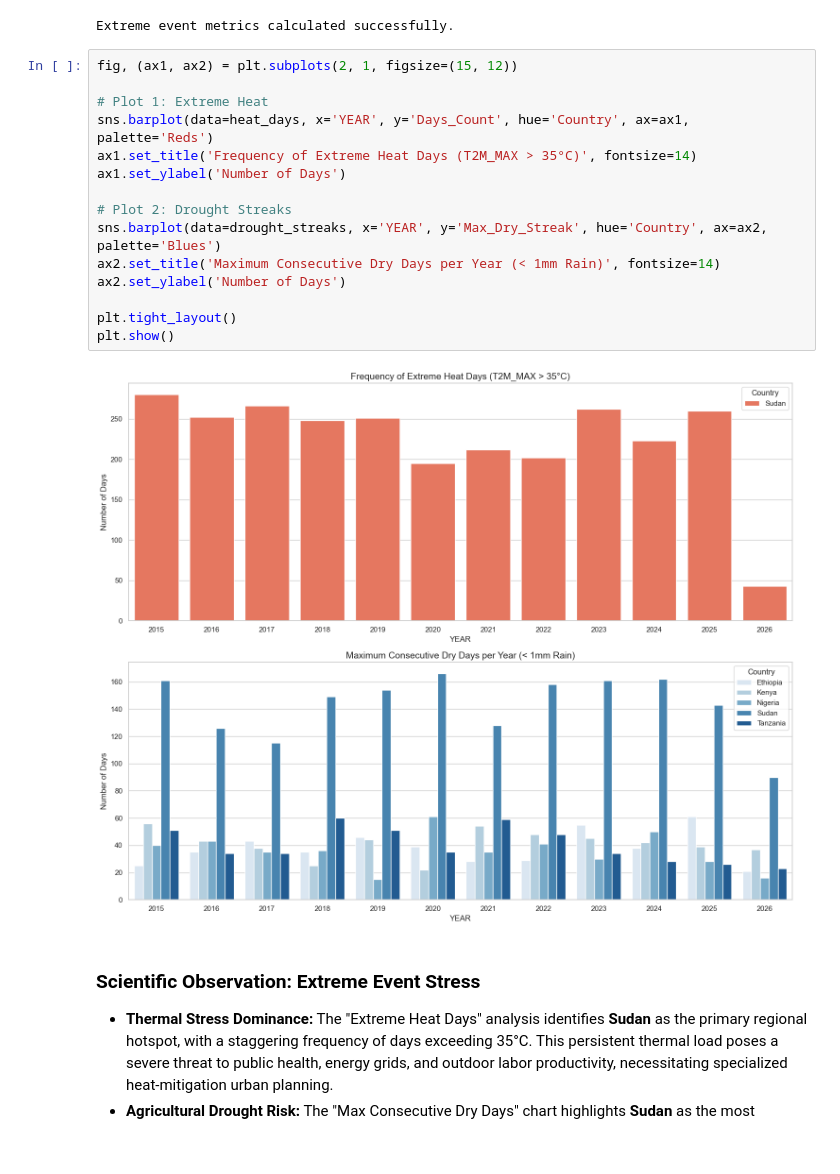
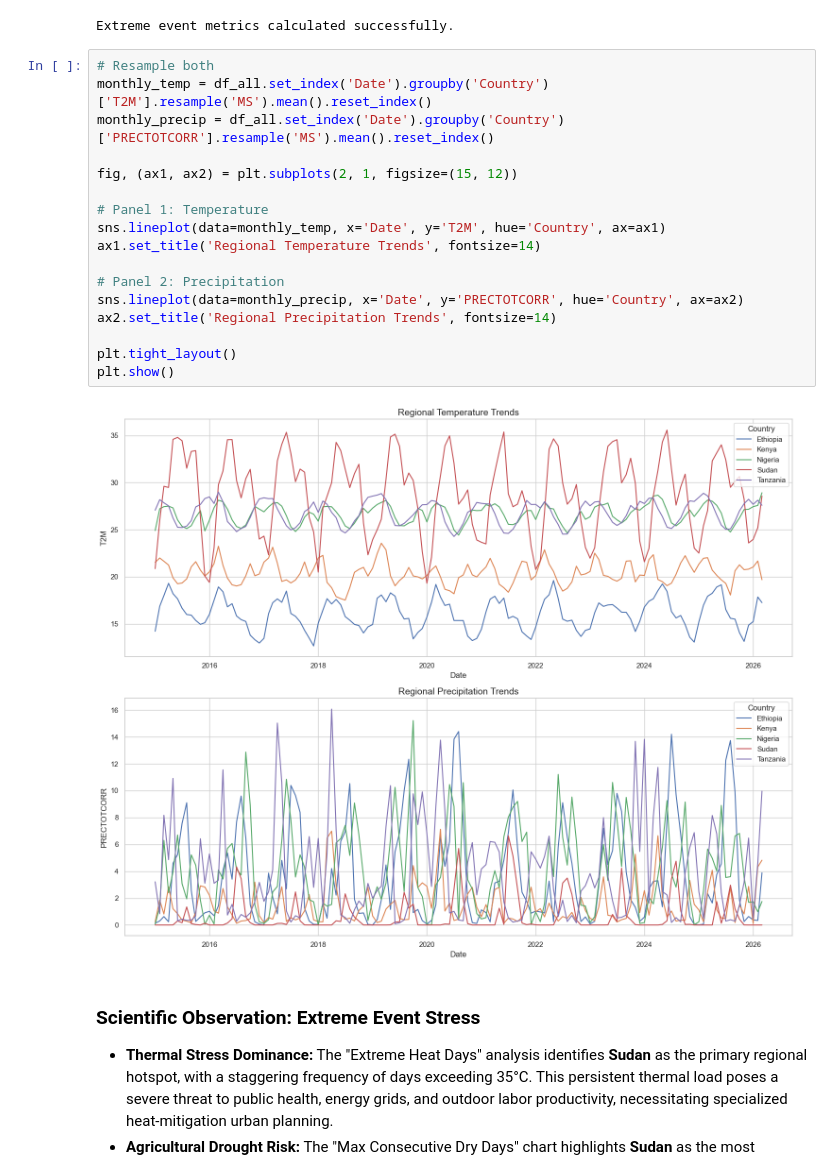
Before and after one commit to SimretAbebe/climate-challenge-week0, a Jupyter notebook: notebooks/compare_countries.ipynb, the cells around one changed output. Drawn from its saved outputs; the diff is of its cells as text.

```diff
--- a/notebooks/compare_countries.ipynb
+++ b/notebooks/compare_countries.ipynb
@@ -151,22 +157,24 @@ print("Extreme event metrics calculated successfully.")
 # %% [output]
 Extreme event metrics calculated successfully.
 # %%
+# Resample both
+monthly_temp = df_all.set_index('Date').groupby('Country')['T2M'].resample('MS').mean().reset_index()
+monthly_precip = df_all.set_index('Date').groupby('Country')['PRECTOTCORR'].resample('MS').mean().reset_index()
+
 fig, (ax1, ax2) = plt.subplots(2, 1, figsize=(15, 12))
 
-# Plot 1: Extreme Heat
-sns.barplot(data=heat_days, x='YEAR', y='Days_Count', hue='Country', ax=ax1, palette='Reds')
-ax1.set_title('Frequency of Extreme Heat Days (T2M_MAX > 35°C)', fontsize=14)
-ax1.set_ylabel('Number of Days')
+# Panel 1: Temperature
+sns.lineplot(data=monthly_temp, x='Date', y='T2M', hue='Country', ax=ax1)
+ax1.set_title('Regional Temperature Trends', fontsize=14)
 
-# Plot 2: Drought Streaks
-sns.barplot(data=drought_streaks, x='YEAR', y='Max_Dry_Streak', hue='Country', ax=ax2, palette='Blues')
-ax2.set_title('Maximum Consecutive Dry Days per Year (< 1mm Rain)', fontsize=14)
-ax2.set_ylabel('Number of Days')
+# Panel 2: Precipitation
+sns.lineplot(data=monthly_precip, x='Date', y='PRECTOTCORR', hue='Country', ax=ax2)
+ax2.set_title('Regional Precipitation Trends', fontsize=14)
 
 plt.tight_layout()
 plt.show()
 # %% [output]
-[figure, old version]
+[figure, new version]
 # %% [markdown]
 ### **Scientific Observation: Extreme Event Stress**
 
```
Also changed, not shown: parts of 2 cells of this notebook.
